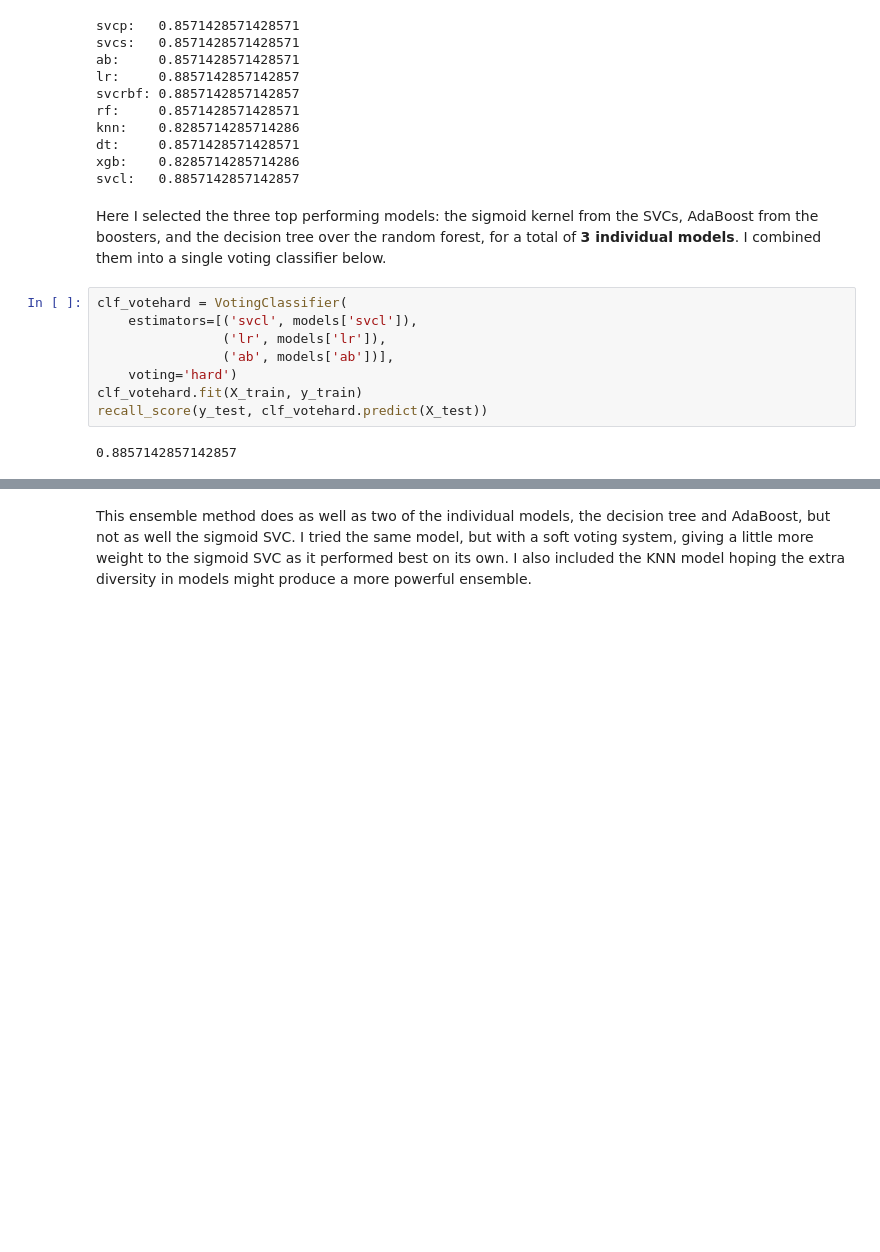
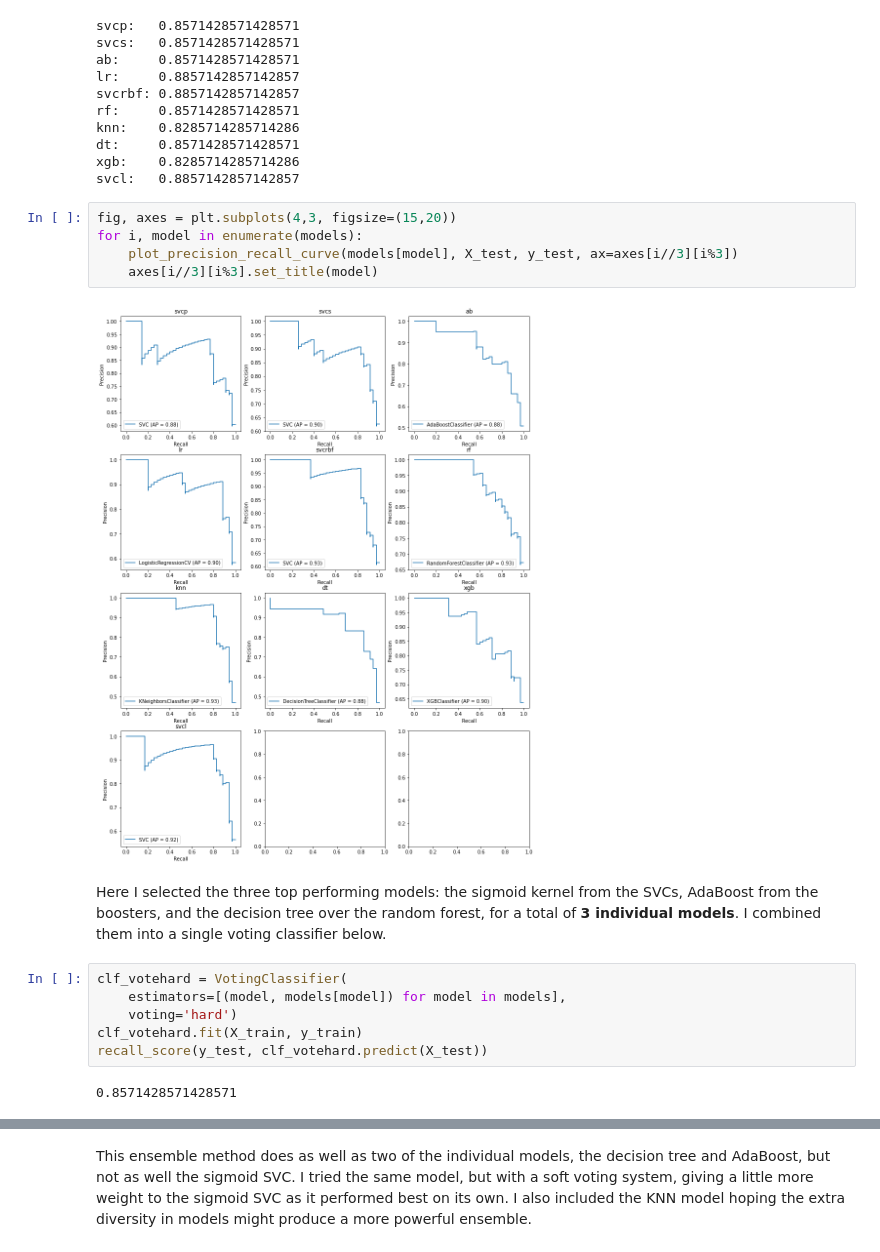
Before and after one commit to stlanier/Flatiron-School-Module-3-Project, a Jupyter notebook: notebooks/3_ensemble_classifier.ipynb, the cells around one changed output, grey strips where cells are left out. Saved outputs shown, nothing was run; the diff lists cells and outputs as text; blank space fills up the shorter version.

Commit message:
added precision-recall curves

```diff
--- a/notebooks/3_ensemble_classifier.ipynb
+++ b/notebooks/3_ensemble_classifier.ipynb
@@ -52,18 +52,23 @@ knn:    0.8285714285714286
 dt:     0.8571428571428571
 xgb:    0.8285714285714286
 svcl:   0.8857142857142857
+# %%
+fig, axes = plt.subplots(4,3, figsize=(15,20))
+for i, model in enumerate(models):
+    plot_precision_recall_curve(models[model], X_test, y_test, ax=axes[i//3][i%3])
+    axes[i//3][i%3].set_title(model)
+# %% [output]
+[figure, added]
 # %% [markdown]
 Here I selected the three top performing models: the sigmoid kernel from the SVCs, AdaBoost from the boosters, and the decision tree over the random forest, for a total of **3 individual models**. I combined them into a single voting classifier below.
 # %%
 clf_votehard = VotingClassifier(
-    estimators=[('svcl', models['svcl']),
-                ('lr', models['lr']),
-                ('ab', models['ab'])],
+    estimators=[(model, models[model]) for model in models],
     voting='hard')
 clf_votehard.fit(X_train, y_train)
 recall_score(y_test, clf_votehard.predict(X_test))
 # %% [output]
-0.8857142857142857
+0.8571428571428571
 # %%
 confusion_matrix(y_test, clf_votehard.predict(X_test))
 # %% [output]
```
Also changed, not shown: parts of 12 cells of this notebook.
